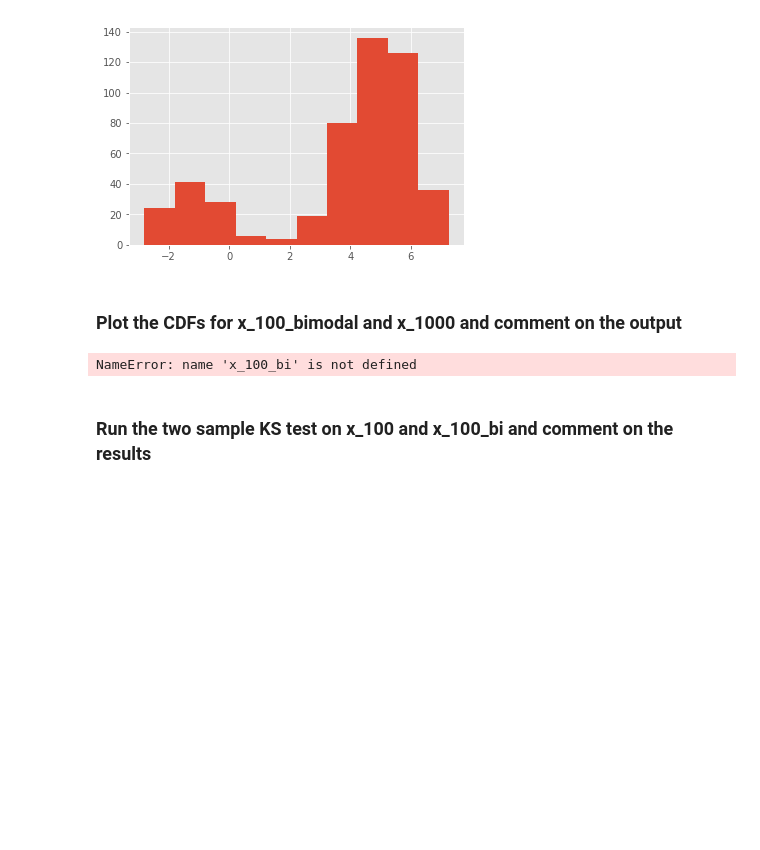
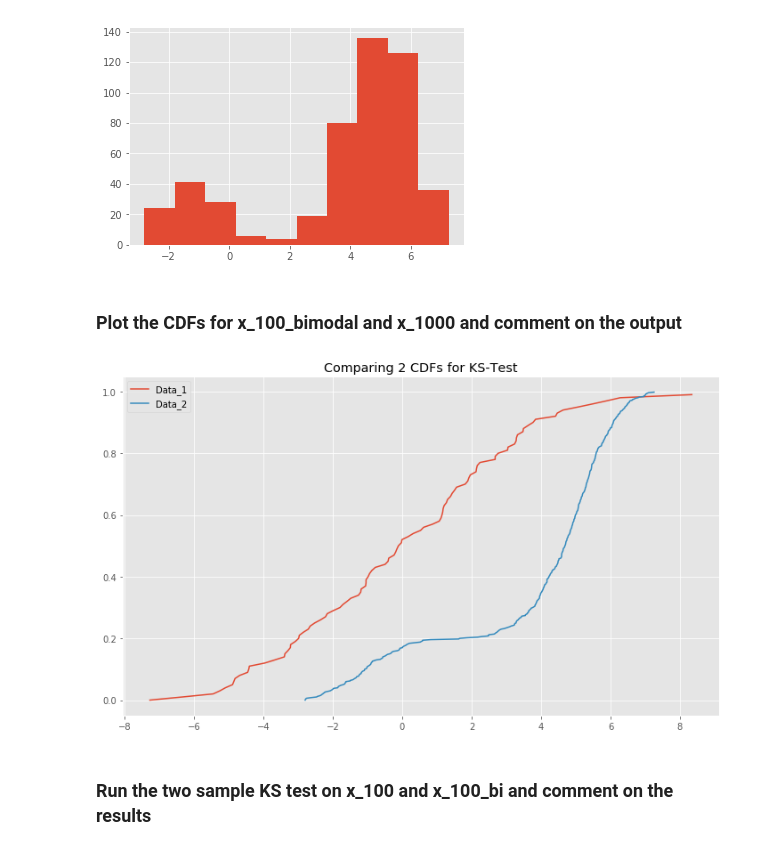
Before and after one commit to nkacoroski/dsc-2-23-04-kolmogorov-smirnov-test-lab-seattle-ds-career-040119, a Jupyter notebook: index.ipynb, the cells around one changed output. Drawn from its saved outputs; the diff is of its cells as text; code cells hidden in the pictures; blank space fills up the shorter version.

```diff
--- a/index.ipynb
+++ b/index.ipynb
@@ -152,24 +152,22 @@ plt.hist(x_1000_bi);
 ### Plot the CDFs for x_100_bimodal and x_1000 and comment on the output
 # %%
 # Plot the CDFs
-data_1 = np.concatenate((np.random.normal(-1, 1, int(0.1 * 10**3)), np.random.normal(5, 1, int(0.4 * 10**3))))[:, np.newaxis]
-
 
 def ks_plot_2sample(data_1, data_2):
     '''
     Data entereted must be the same size.
     '''
     length = len(data_1)
     plt.figure(figsize=(12, 7))
     plt.plot(np.sort(data_1), np.linspace(0, 1, len(data_1), endpoint=False))
     plt.plot(np.sort(data_2), np.linspace(0, 1, len(data_2), endpoint=False))
     plt.legend('top right')
     plt.legend(['Data_1', 'Data_2'])
     plt.title('Comparing 2 CDFs for KS-Test')
 
-ks_plot_2sample(x_100, x_100_bi[:,0])
+ks_plot_2sample(x_100, x_1000_bi[:,0])
 # %% [output]
-NameError: name 'x_100_bi' is not defined
+[figure, added]
 # %%
 # You comments here
 # %% [markdown]
```
